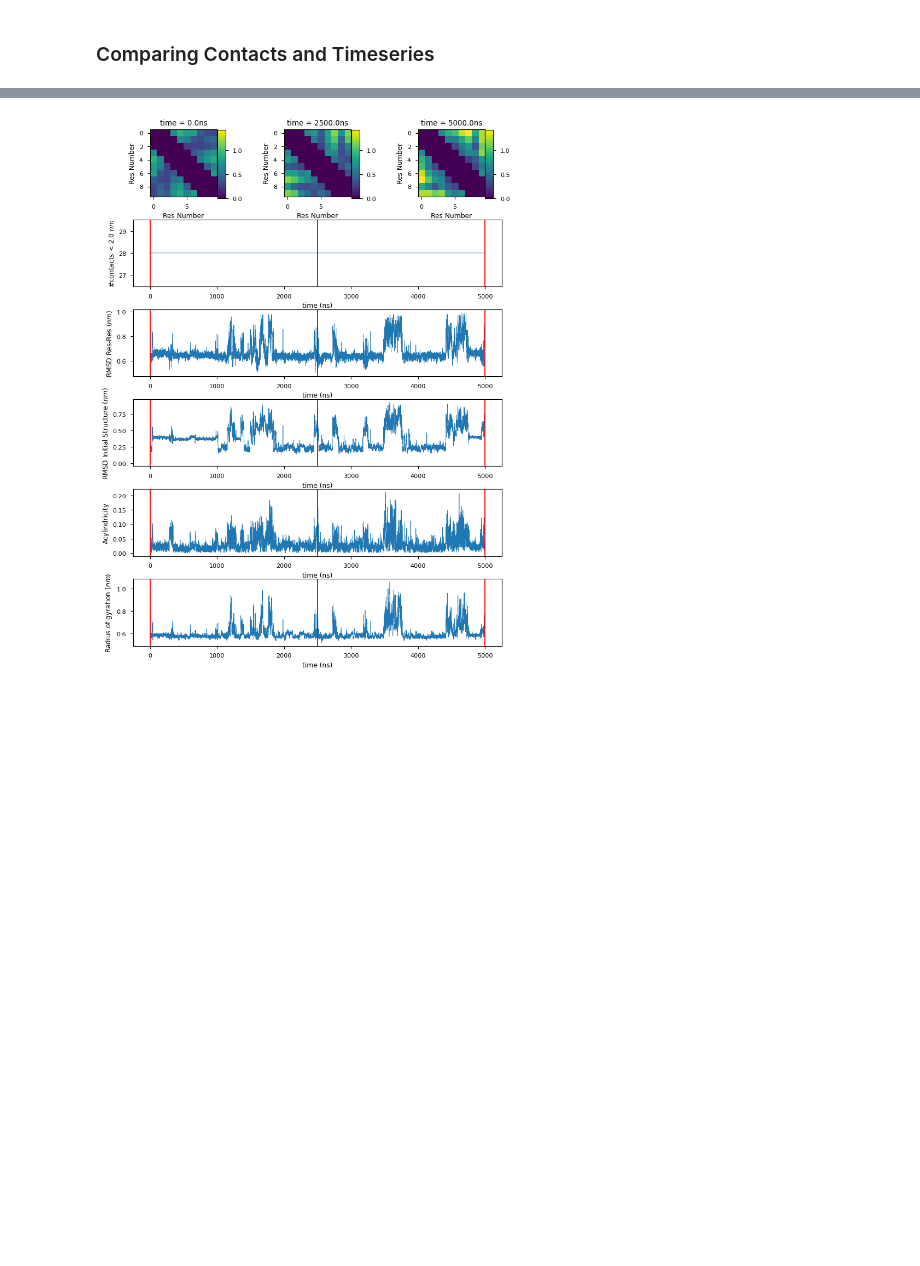
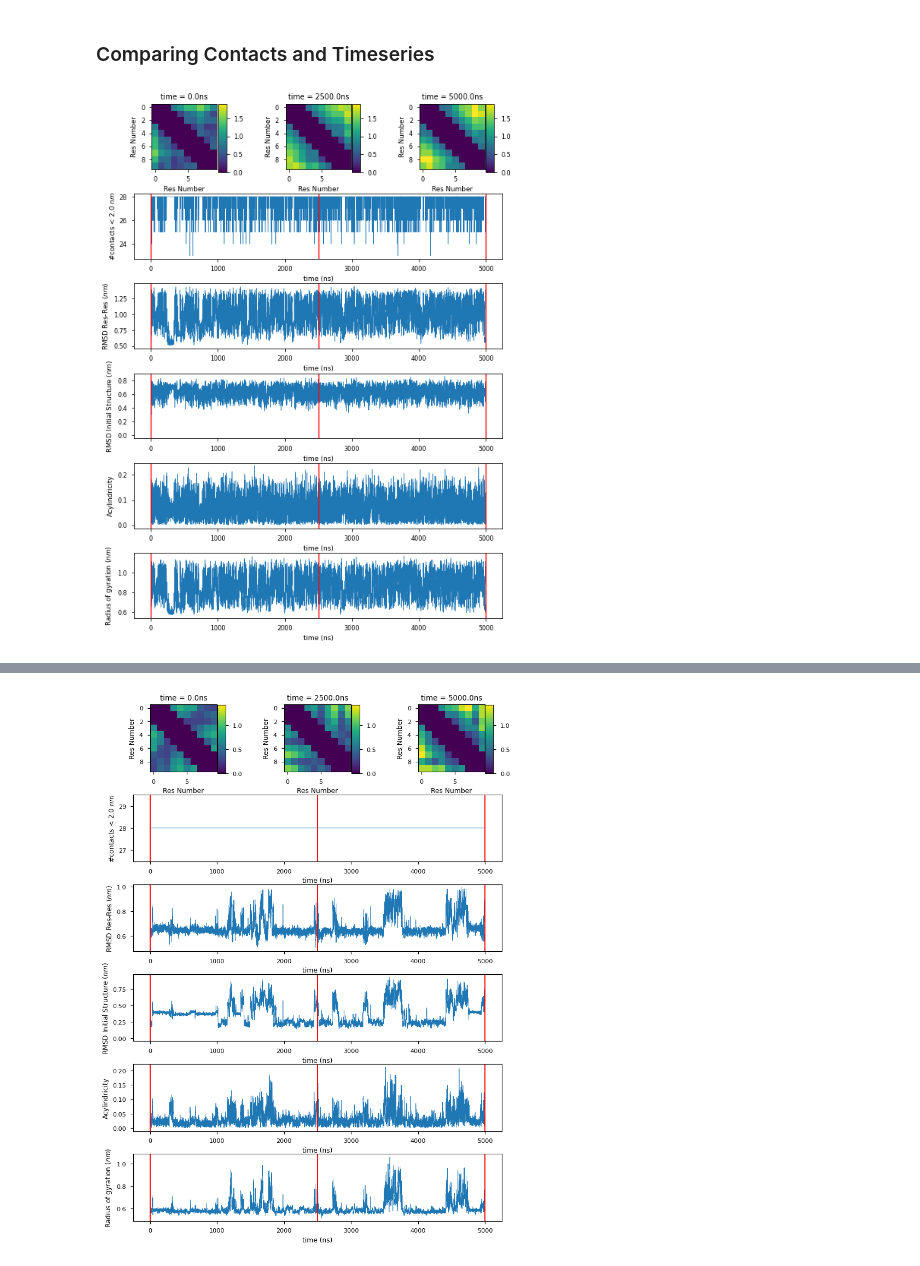
Before and after one commit to dominicp6/CV_learning, a Jupyter notebook: notebooks/analyse_trajectory.ipynb, the cells around one changed output, grey strips where cells are left out. Cells and saved outputs as stored; diff of their text form; code cells hidden in the pictures; blank space fills up the shorter version.

```diff
--- a/notebooks/analyse_trajectory.ipynb
+++ b/notebooks/analyse_trajectory.ipynb
@@ -153,6 +166,10 @@ exp_70ns_NPT_800K.interact()
 NGLWidget(count=6999)
 # %% [markdown]
 ### Comparing Contacts and Timeseries
+# %%
+exp_NVT_340.timeseries_analysis()
+# %% [output]
+[figure, added]
 # %%
 exp_DESRES.timeseries_analysis()
 # %% [output]
```
Also changed, not shown: parts of 8 cells of this notebook, 9 other files.
